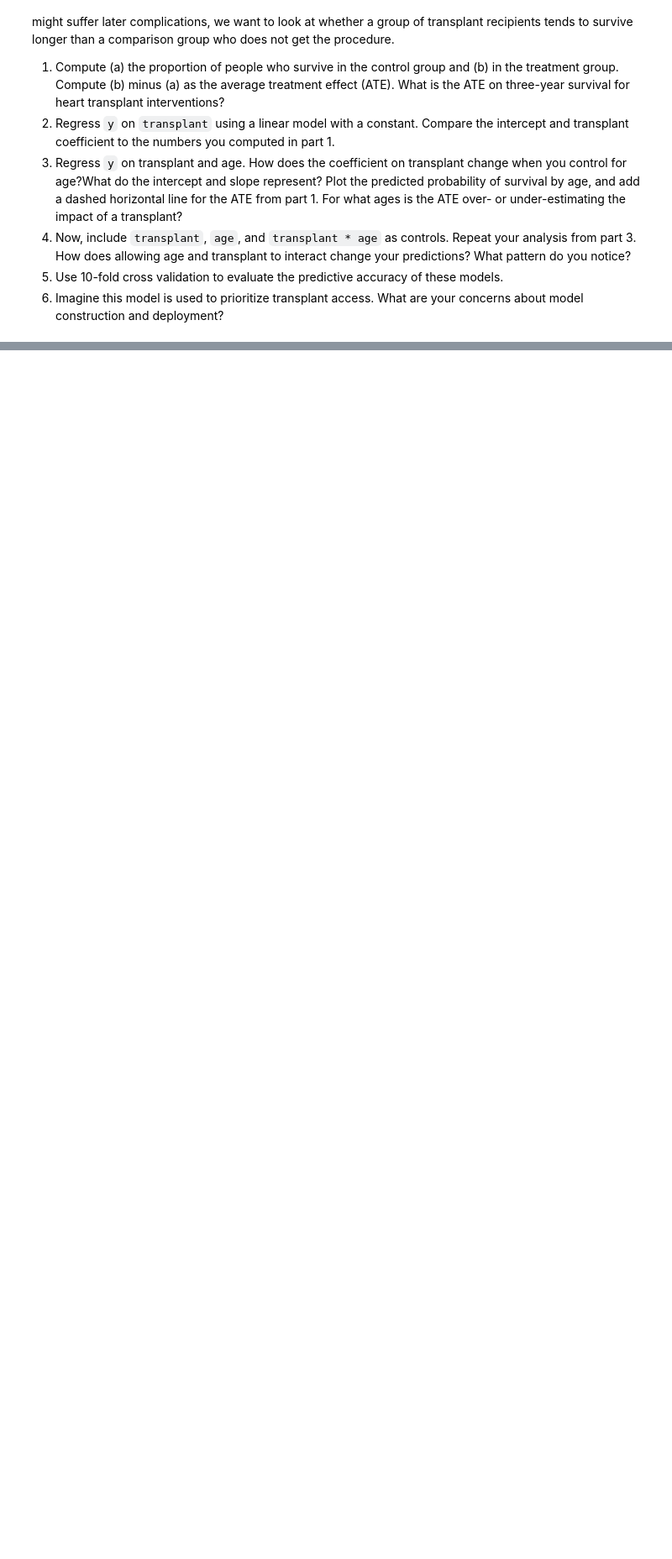
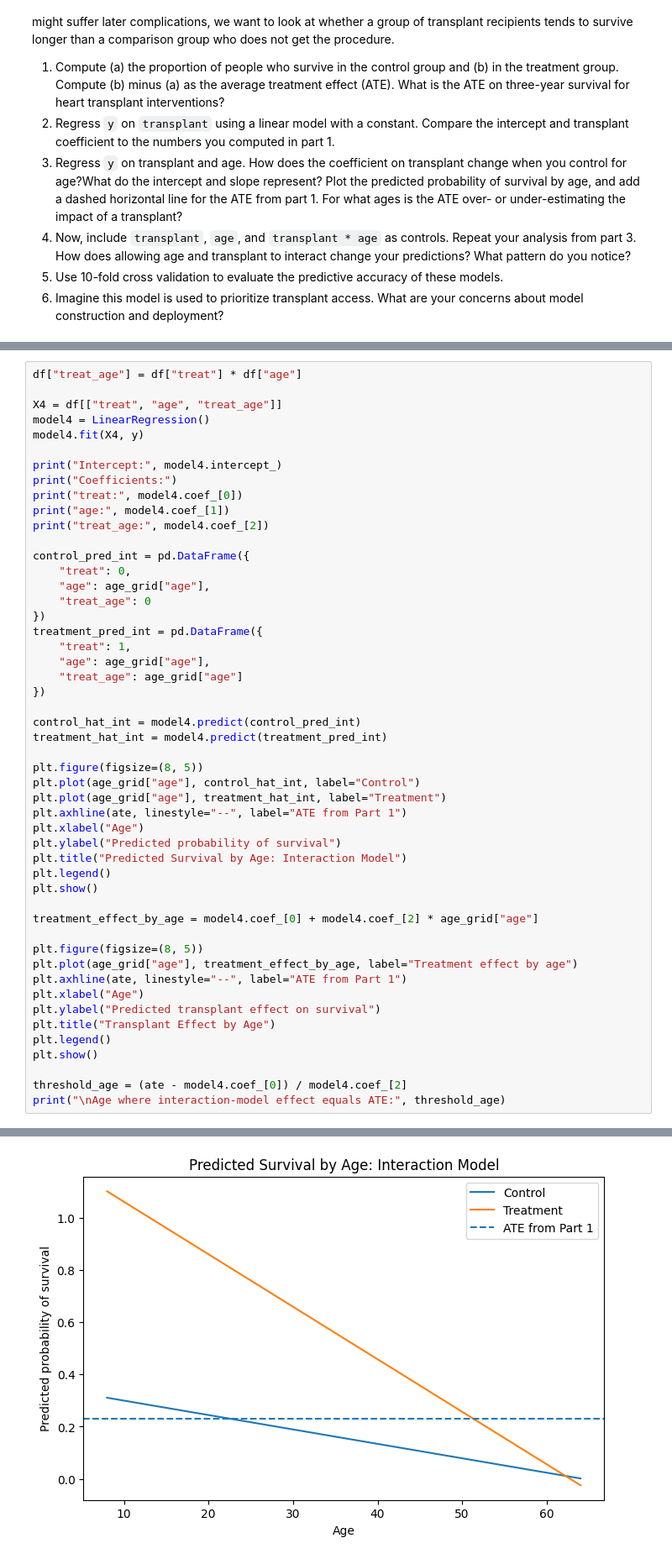
Before and after one commit to JasonYe05/undergrad_ml_assignments, a Jupyter notebook: 03_assignment_linear_models.ipynb, the cells around one changed output, grey strips where cells are left out. Shown at 84% size. Cells and saved outputs as stored; diff of their text form; blank space fills up the shorter version.

```diff
--- a/03_assignment_linear_models.ipynb
+++ b/03_assignment_linear_models.ipynb
@@ -361,0 +490,51 @@ Since a heart transplant is a dangerous operation and even people who successful
+# %%
+df["treat_age"] = df["treat"] * df["age"]
+
+X4 = df[["treat", "age", "treat_age"]]
+model4 = LinearRegression()
+model4.fit(X4, y)
+
+print("Intercept:", model4.intercept_)
+print("Coefficients:")
+print("treat:", model4.coef_[0])
+print("age:", model4.coef_[1])
+print("treat_age:", model4.coef_[2])
+
+control_pred_int = pd.DataFrame({
+    "treat": 0,
+    "age": age_grid["age"],
+    "treat_age": 0
+})
+treatment_pred_int = pd.DataFrame({
+    "treat": 1,
+    "age": age_grid["age"],
+    "treat_age": age_grid["age"]
+})
+
+control_hat_int = model4.predict(control_pred_int)
+treatment_hat_int = model4.predict(treatment_pred_int)
+
+plt.figure(figsize=(8, 5))
+plt.plot(age_grid["age"], control_hat_int, label="Control")
+plt.plot(age_grid["age"], treatment_hat_int, label="Treatment")
+plt.axhline(ate, linestyle="--", label="ATE from Part 1")
+plt.xlabel("Age")
+plt.ylabel("Predicted probability of survival")
+plt.title("Predicted Survival by Age: Interaction Model")
+plt.legend()
+plt.show()
+
+treatment_effect_by_age = model4.coef_[0] + model4.coef_[2] * age_grid["age"]
+
+plt.figure(figsize=(8, 5))
+plt.plot(age_grid["age"], treatment_effect_by_age, label="Treatment effect by age")
+plt.axhline(ate, linestyle="--", label="ATE from Part 1")
+plt.xlabel("Age")
+plt.ylabel("Predicted transplant effect on survival")
+plt.title("Transplant Effect by Age")
+plt.legend()
+plt.show()
+
+threshold_age = (ate - model4.coef_[0]) / model4.coef_[2]
+print("\nAge where interaction-model effect equals ATE:", threshold_age)
+# %% [output]
@@ -361,0 +546 @@ Since a heart transplant is a dangerous operation and even people who successful
+[figure, added]
```
Also changed, not shown: parts of 21 cells of this notebook.
